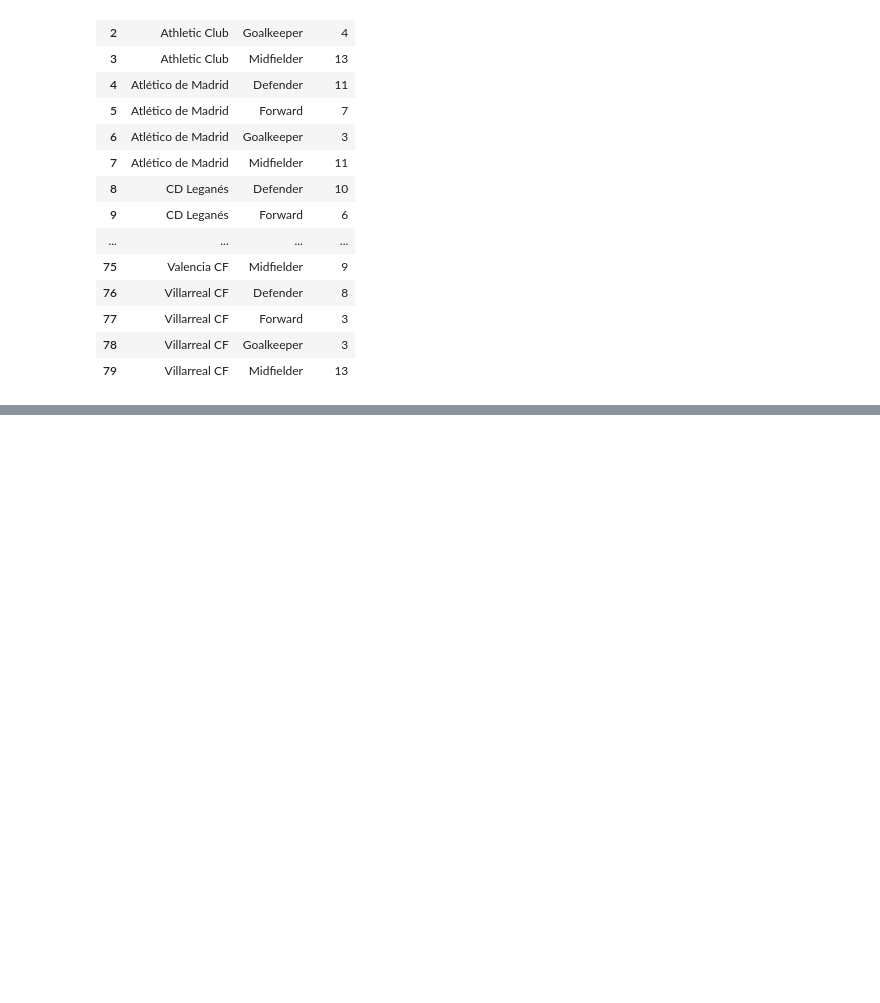
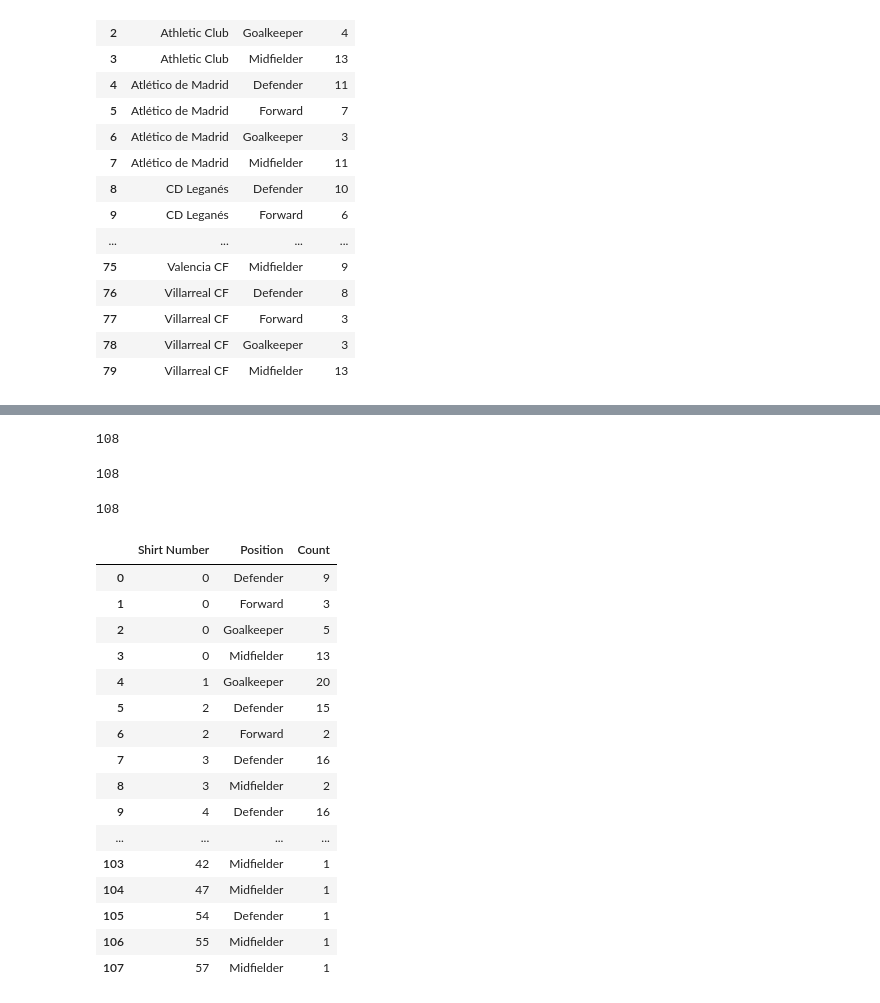
Before and after one commit to wzoungrana/la_liga, a Jupyter notebook: laliga_eda.ipynb, the cells around one changed output, grey strips where cells are left out. Saved outputs shown, nothing was run; the diff lists cells and outputs as text; code cells hidden in the pictures; blank space fills up the shorter version.

```diff
--- a/laliga_eda.ipynb
+++ b/laliga_eda.ipynb
@@ -130,0 +158,39 @@ fig.show()
+# %%
+c = [str(m.keys()[i][0]) for i in range(0, 108)]
+len(e)
+# %% [output]
+108
+# %%
+d = [m.keys()[i][1] for i in range(0, 108)]
+len(d)
+# %% [output]
+108
+# %%
+e = list(m.values)
+len(e)
+# %% [output]
+108
+# %%
+zippedList =  list(zip(c, d, e))
+# %%
+dfObj = pd.DataFrame(zippedList, columns = ['Shirt Number' , 'Position', 'Count'])
+# %%
+dfObj
+# %% [output]
+|  | Shirt Number | Position | Count |
+| 0 | 0 | Defender | 9 |
+| 1 | 0 | Forward | 3 |
+| 2 | 0 | Goalkeeper | 5 |
+| 3 | 0 | Midfielder | 13 |
+| 4 | 1 | Goalkeeper | 20 |
+| 5 | 2 | Defender | 15 |
+| 6 | 2 | Forward | 2 |
+| 7 | 3 | Defender | 16 |
+| 8 | 3 | Midfielder | 2 |
+| 9 | 4 | Defender | 16 |
+| ... | ... | ... | ... |
+| 103 | 42 | Midfielder | 1 |
+| 104 | 47 | Midfielder | 1 |
+| 105 | 54 | Defender | 1 |
+| 106 | 55 | Midfielder | 1 |
+| 107 | 57 | Midfielder | 1 |
```
Also changed, not shown: parts of 15 cells of this notebook, 3 other files.
